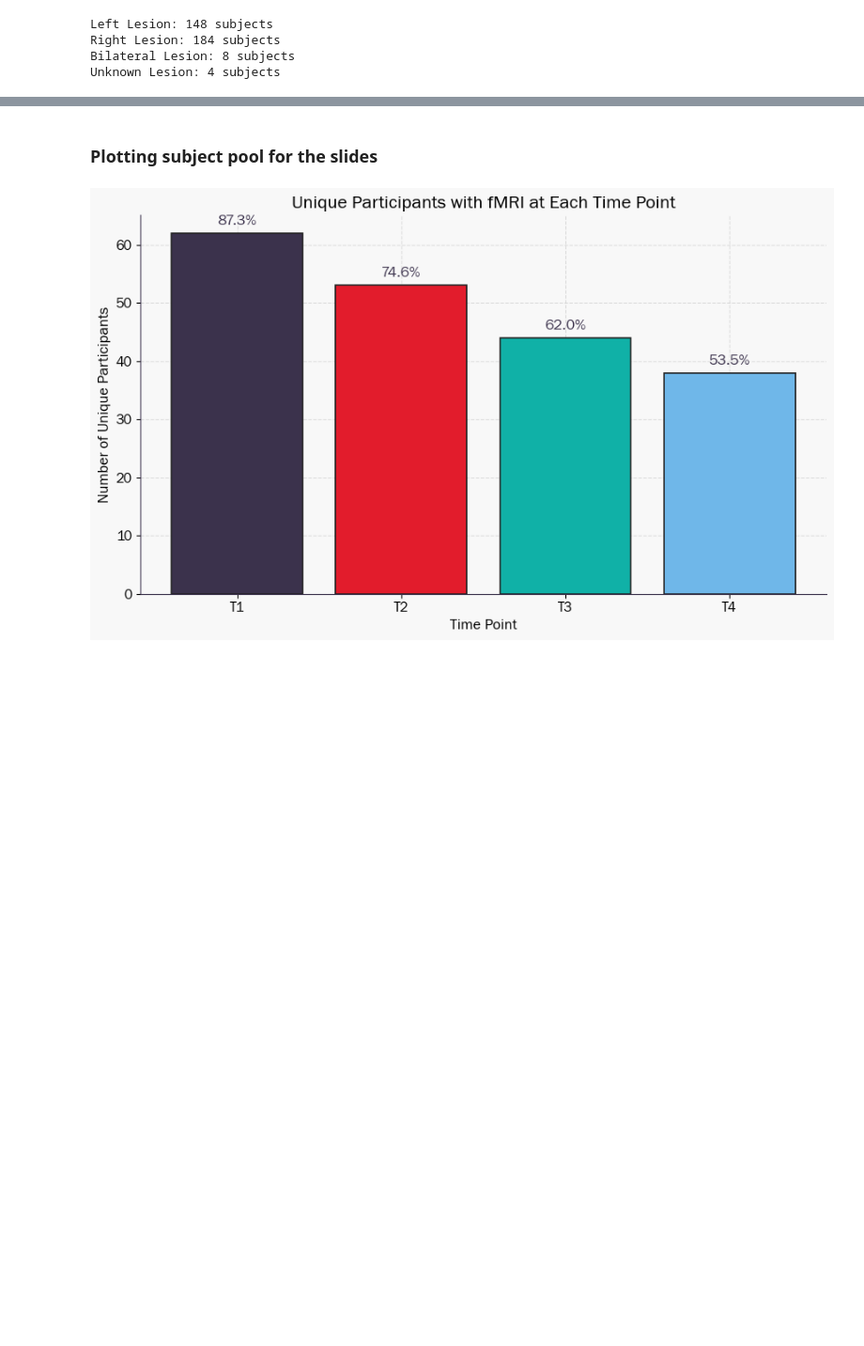
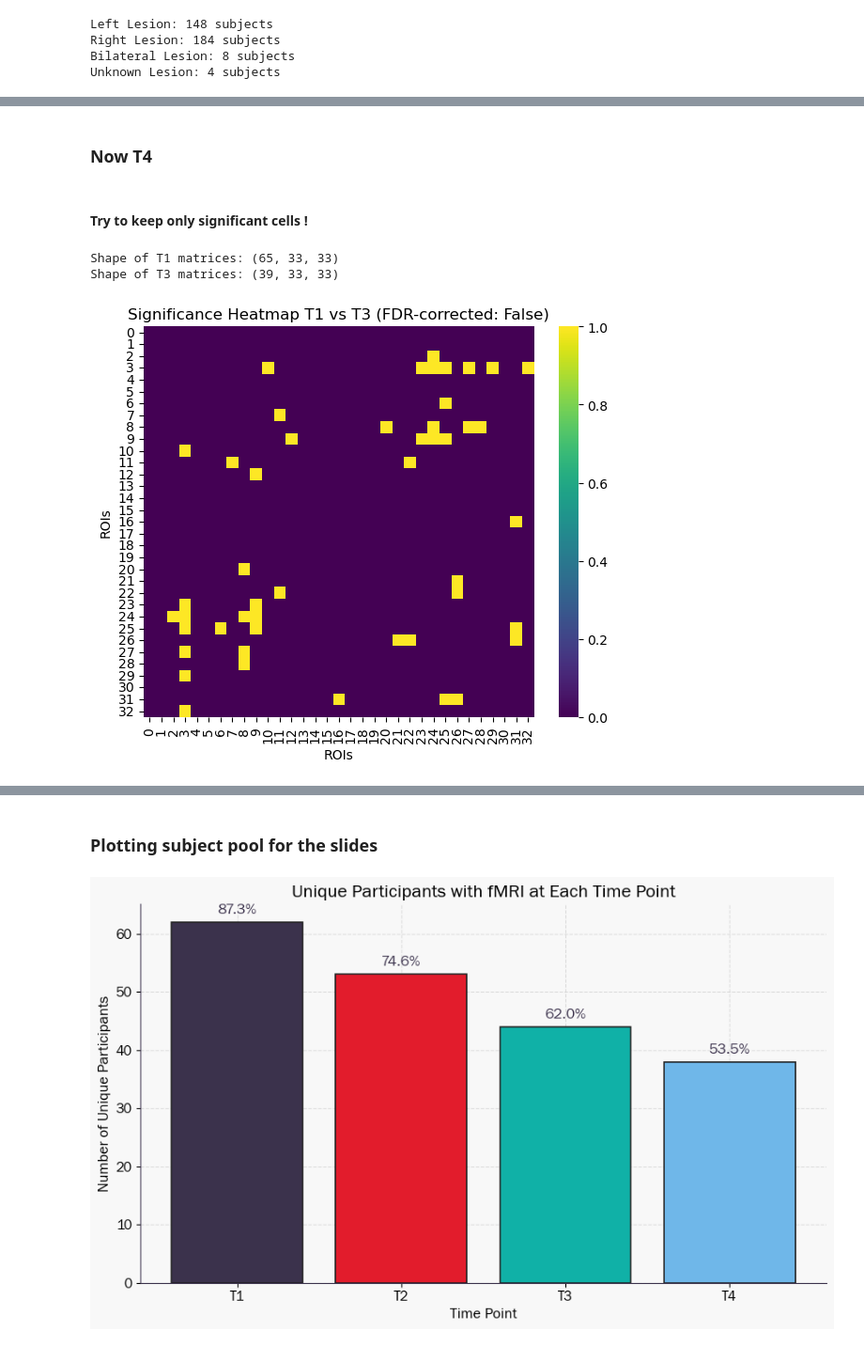
Before and after one commit to maylismlr/uphummel_MA4, a Jupyter notebook: clustering.ipynb, the cells around one changed output, grey strips where cells are left out. Shown at 94% size. Cells and saved outputs as stored; diff of their text form; code cells hidden in the pictures; blank space fills up the shorter version.

Commit message:
regression avancées!

```diff
--- a/clustering.ipynb
+++ b/clustering.ipynb
@@ -557,20 +566,19 @@ def run_behavior_regression(fc_df, behavior_df, behavior_cols):
 regression_info, rsfMRI_info = functions.load_excel_data(excel_folder_path)
 rois_full = np.arange(0, 379)
 
-t1_df, subjects, _, _ = functions.load_matrices(folder_path, rsfMRI_info, rois=rois_full, type='all', plot=False)
+all_df, subjects, _, _ = functions.load_matrices(folder_path, rsfMRI_info, rois=rois_full, type='all', plot=False)
 
 selected_rois_labels = [362, 363, 364, 367, 371, 372, 373, 376]
 
 # Keep only striatal rows (connections from striatum to entire brain)
-for col in ['T1_matrix', 'T2_matrix', 'T3_matrix', 'T4_matrix']:
-    if col in t1_df.columns:
-        t1_df[col] = t1_df[col].apply(lambda mat: mat.loc[selected_rois_labels, :] if mat is not None else None)
+'''for col in ['T1_matrix', 'T2_matrix', 'T3_matrix', 'T4_matrix']:
+    if col in all_df.columns:
+        all_df[col] = all_df[col].apply(lambda mat: mat.loc[selected_rois_labels, :] if mat is not None else None)'''
 
 # Step 2: Run regression
 behavior_cols = ['Fugl_Meyer_right_TOTAL', 'Fugl_Meyer_left_TOTAL', 'nmf_motor']
 regression_info_T3 = regression_info[regression_info["TimePoint"] == "T3"].copy()
 regression_info_T3["subject_id"] = regression_info_T3["subject_full_id"].astype(str).str[-4:]
-regression_results = run_behavior_regression(t1_df, regression_info_T3, behavior_cols)
-regression_results
+regression_results = run_behavior_regression(all_df, regression_info_T3, behavior_cols)
 # %% [output]
  Regressing on: Fugl_Meyer_right_TOTAL
@@ -606,0 +679,10 @@ Mean R2: -1.403
+# %% [markdown]
+### Now T4
+# %% [markdown]
+#### Try to keep only significant cells !
+# %%
+t1_t3_matched_sig, p_vals_corrected, reject = functions.get_sig_matrix(t1_t3_matrices_labeled, tp=3, correction=False, alpha=0.05, cluster=False)
+# %% [output]
+Shape of T1 matrices: (65, 33, 33)
+Shape of T3 matrices: (39, 33, 33)
+[figure, added]
```
Also changed, not shown: parts of 17 cells of this notebook, 2 other files.
